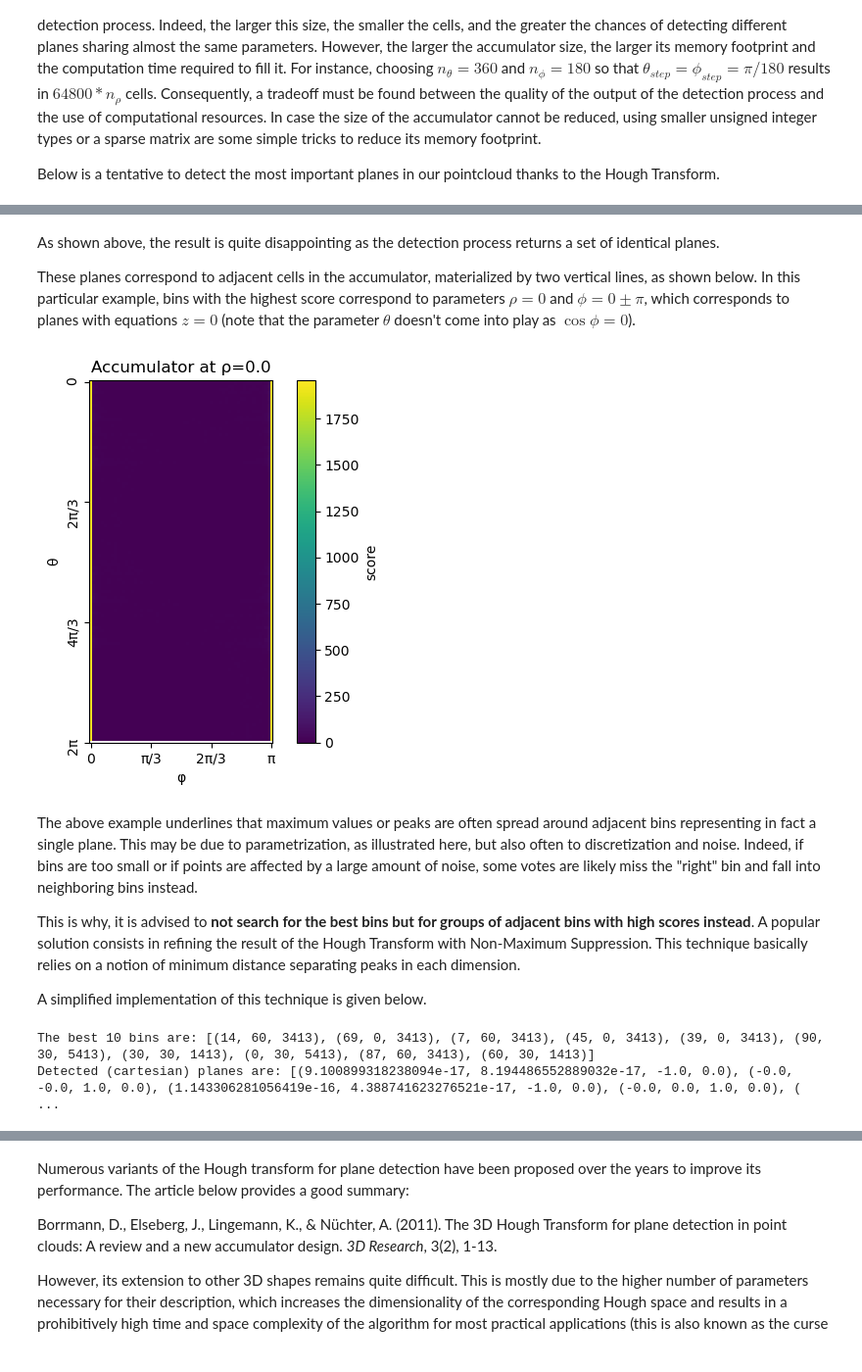
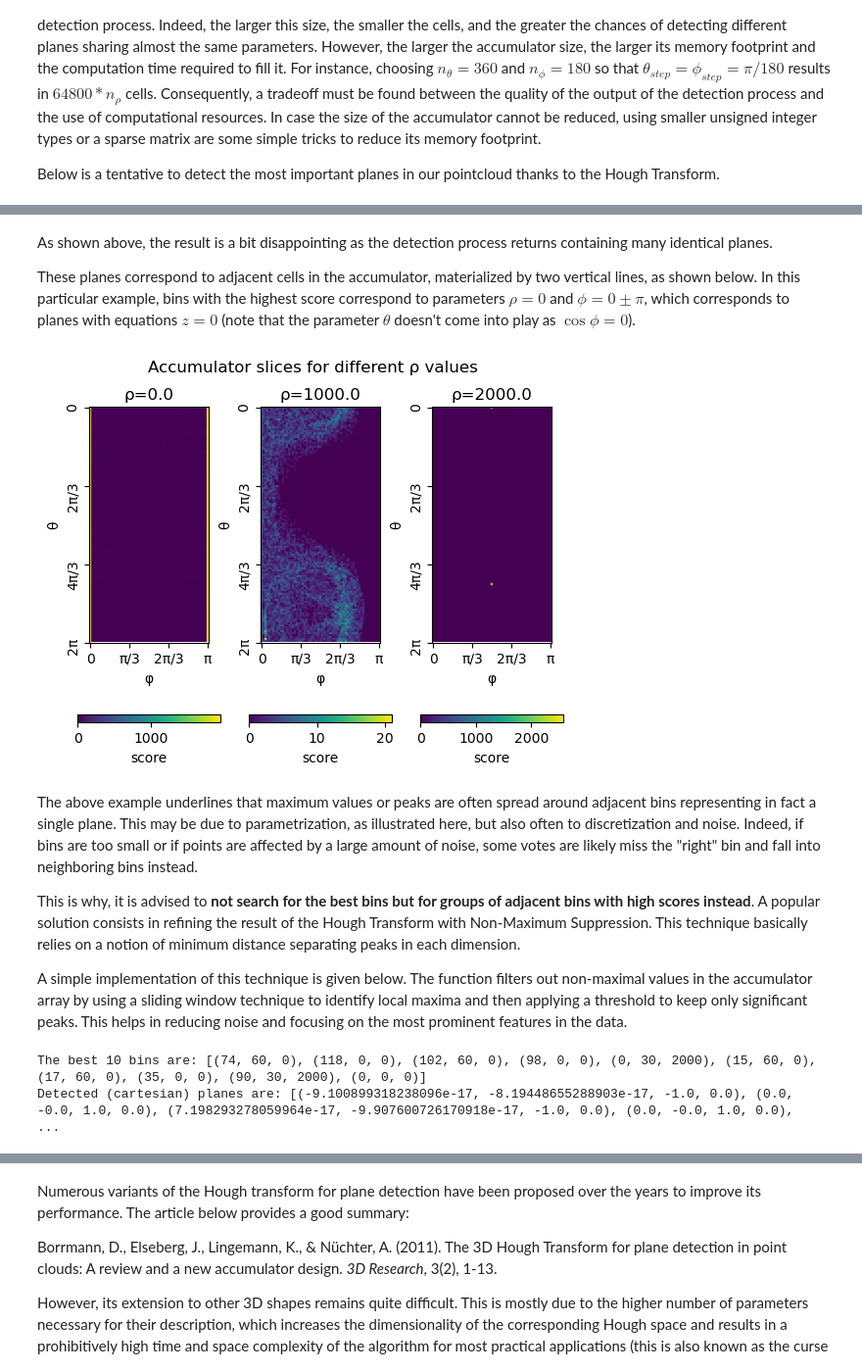
Before and after one commit to jlgregorio/tutorials-pointcloud-python, a Jupyter notebook: 4.segmentation.ipynb, the cells around one changed output, grey strips where cells are left out. Shown at 98% size. Saved outputs shown, nothing was run; the diff lists cells and outputs as text; code cells hidden in the pictures.

```diff
--- a/4.segmentation.ipynb
+++ b/4.segmentation.ipynb
@@ -268,15 +268,13 @@ def hough_transform_plane(points, n_theta=120, n_phi=61, n_rho=None):
     theta_values = np.linspace(0., 2*np.pi, n_theta, endpoint=False) # theta in [0., 2*pi[
     phi_values = np.linspace(0., np.pi, n_phi) # phi in [0., pi]
 
-    # Compute the bins, unit size by default (n_rho=None)
+    # Compute the bins
     rho_max = np.max(np.linalg.norm(points, axis=1))
+    # Unit size by default
     if n_rho is None:
         rho_max = np.ceil(rho_max).astype(int)
-        offset = rho_max
-        n_rho = 2*offset + 1 # corresponds to int max distance
-    else:
-        offset = int((n_rho - 1)/2)
-    rho_values, rho_step = np.linspace(-rho_max, rho_max, n_rho, retstep=True) # rho in [-rho_max, rho_max]
+        n_rho = rho_max + 1
+    rho_values, rho_step = np.linspace(0., rho_max, n_rho, retstep=True) # rho in [0, rho_max]
 
     # Allocate the accumulator array
     accumulator = np.zeros(
@@ -299,10 +297,10 @@ def hough_transform_plane(points, n_theta=120, n_phi=61, n_rho=None):
         rho_calc = point @ normals
         # Compute the grid index associted with rho_calc
         k = np.round(rho_calc/rho_step).astype(int)
-        # Make k (index) start at 0
-        k += offset
+        # Keep only indices associated with positive rho values (avoid redundancy)
+        valid = (k >= 0)
         # Increment bins
-        accumulator[i, j, k] += 1
+        accumulator[i[valid], j[valid], k[valid]] += 1
 
     return accumulator, theta_values, phi_values, rho_values
 
@@ -316,7 +314,7 @@ print(f"The accumulator consists of {accumulator.size} cells,",
 n_best = 10
 best_bins = [np.unravel_index(ind, accumulator.shape)
              for ind in np.argpartition(accumulator.flatten(), -n_best)[-n_best:]]
-print(f"The best {n_best} bins are: {best_bins}")
+print(f"The best {n_best} bins are: {[tuple(map(int, bin)) for bin in best_bins]}")
 
 # Retrieve the parameters of the the detected planes
 best_params = [
@@ -327,7 +325,7 @@ best_planes = [
     (np.cos(theta)*np.sin(phi), np.sin(theta)*np.sin(phi), np.cos(phi), rho)
     for theta, phi, rho in best_params
 ]
-print(f"Detected (cartesian) planes are: {best_planes}")
+print(f"Detected (cartesian) planes are: {[tuple(map(float, plane)) for plane in best_planes]}")
 
 # Plot
 labels = np.zeros(len(points))
@@ -360,38 +358,39 @@ Detected (cartesian) planes are: [(-0.0, 0.0, 1.0, 0.0), (7.198293278059966e-17,
 # %% [markdown]
-As shown above, the result is quite disappointing as the detection process returns a set of identical planes.
+As shown above, the result is a bit disappointing as the detection process returns containing many identical planes.
 
 These planes correspond to adjacent cells in the accumulator, materialized by two vertical lines, as shown below. In this particular example, bins with the highest score correspond to parameters $\rho = 0$ and $\phi = 0 \pm \pi$, which corresponds to planes with equations $z = 0$ (note that the parameter $\theta$ doesn't come into play as $\cos \phi = 0$).
 # %%
 # Show accumulator values for layer rho_index
-rho_index = 3413
+rho_indices = [0, 1000, 2000]
 
-fig, ax = plt.subplots()
-im = ax.imshow(accumulator[:,:,rho_index], cmap='viridis')
-cbar = fig.colorbar(im, ax=ax)
-cbar.set_label('score')
-ax.set_xticks(np.linspace(0, len(phi_values)-1, 4))
-ax.set_xticklabels(["0", "π/3", "2π/3", "π"], rotation=0)
-ax.set_xlabel('φ')
-ax.set_yticks(np.linspace(0, len(theta_values), 4))
-ax.set_yticklabels(["0", "2π/3", "4π/3", "2π"], rotation=90)
-ax.set_ylabel('θ')
-ax.set_title(f"Accumulator at ρ={rho_values[rho_index]}")
+fig, axes = plt.subplots(1, len(rho_indices))
+for ax, rho_index in zip(axes, rho_indices):
+    im = ax.imshow(accumulator[:,:,rho_index], cmap='viridis')
+    cbar = fig.colorbar(im, ax=ax, location="bottom", orientation="horizontal", pad=0.2)
+    cbar.set_label('score')
+    ax.set_xticks(np.linspace(0, len(phi_values)-1, 4))
+    ax.set_xticklabels(["0", "π/3", "2π/3", "π"], rotation=0)
+    ax.set_xlabel('φ')
+    ax.set_yticks(np.linspace(0, len(theta_values), 4))
+    ax.set_yticklabels(["0", "2π/3", "4π/3", "2π"], rotation=90)
+    ax.set_ylabel('θ')
+    ax.set_title(f"ρ={rho_values[rho_index]}")
+fig.suptitle("Accumulator slices for different ρ values")
 plt.show()
 # %% [output]
-[figure, old version]
+[figure, new version]
 # %% [markdown]
 The above example underlines that maximum values or peaks are often spread around adjacent bins representing in fact a single plane. This may be due to parametrization, as illustrated here, but also often to discretization and noise. Indeed, if bins are too small or if points are affected by a large amount of noise, some votes are likely miss the "right" bin and fall into neighboring bins instead.
 
 This is why, it is advised to **not search for the best bins but for groups of adjacent bins with high scores instead**. A popular solution consists in refining the result of the Hough Transform with Non-Maximum Suppression. This technique basically relies on a notion of minimum distance separating peaks in each dimension.
 
-A simplified implementation of this technique is given below.
+A simple implementation of this technique is given below. The function filters out non-maximal values in the accumulator array by using a sliding window technique to identify local maxima and then applying a threshold to keep only significant peaks. This helps in reducing noise and focusing on the most prominent features in the data.
 # %%
 def peak_window(accumulator, size_theta=5, size_phi=5, size_rho=3, threshold=None):
     """Use a sliding window technique to filter out the maxima in the accumulator
     that are close to each other."""
 
     acc = accumulator.copy()
-    n_theta, n_phi, n_rho = acc.shape
 
     # Threshold is set to half the max value of the accumulator by default
     if threshold is None:
@@ -415,7 +414,7 @@ new_accumulator = peak_window(accumulator)
 n_best = 10
 best_bins = [np.unravel_index(ind, new_accumulator.shape)
              for ind in np.argpartition(new_accumulator.flatten(), -n_best)[-n_best:]]
-print(f"The best {n_best} bins are: {best_bins}")
+print(f"The best {n_best} bins are: {[tuple(map(int, bin)) for bin in best_bins]}")
 
 # Retrieve the parameters of the the detected planes
 best_params = [
@@ -426,7 +425,7 @@ best_planes = [
     (np.cos(theta)*np.sin(phi), np.sin(theta)*np.sin(phi), np.cos(phi), rho)
     for theta, phi, rho in best_params
 ]
-print(f"Detected (cartesian) planes are: {best_planes}")
+print(f"Detected (cartesian) planes are: {[tuple(map(float, plane)) for plane in best_planes]}")
 # %% [output]
-The best 10 bins are: [(14, 60, 3413), (69, 0, 3413), (7, 60, 3413), (45, 0, 3413), (39, 0, 3413), (90, 30, 5413), (30, 30, 1413), (0, 30, 5413), (87, 60, 3413), (60, 30, 1413)]
-Detected (cartesian) planes are: [(9.100899318238094e-17, 8.194486552889032e-17, -1.0, 0.0), (-0.0, -0.0, 1.0, 0.0), (1.143306281056419e-16, 4.388741623276521e-17, -1.0, 0.0), (-0.0, 0.0, 1.0, 0.0), ( ...
+The best 10 bins are: [(74, 60, 0), (118, 0, 0), (102, 60, 0), (98, 0, 0), (0, 30, 2000), (15, 60, 0), (17, 60, 0), (35, 0, 0), (90, 30, 2000), (0, 0, 0)]
+Detected (cartesian) planes are: [(-9.100899318238096e-17, -8.19448655288903e-17, -1.0, 0.0), (0.0, -0.0, 1.0, 0.0), (7.198293278059964e-17, -9.907600726170918e-17, -1.0, 0.0), (0.0, -0.0, 1.0, 0.0),  ...
```
Also changed, not shown: parts of 10 cells of this notebook.
